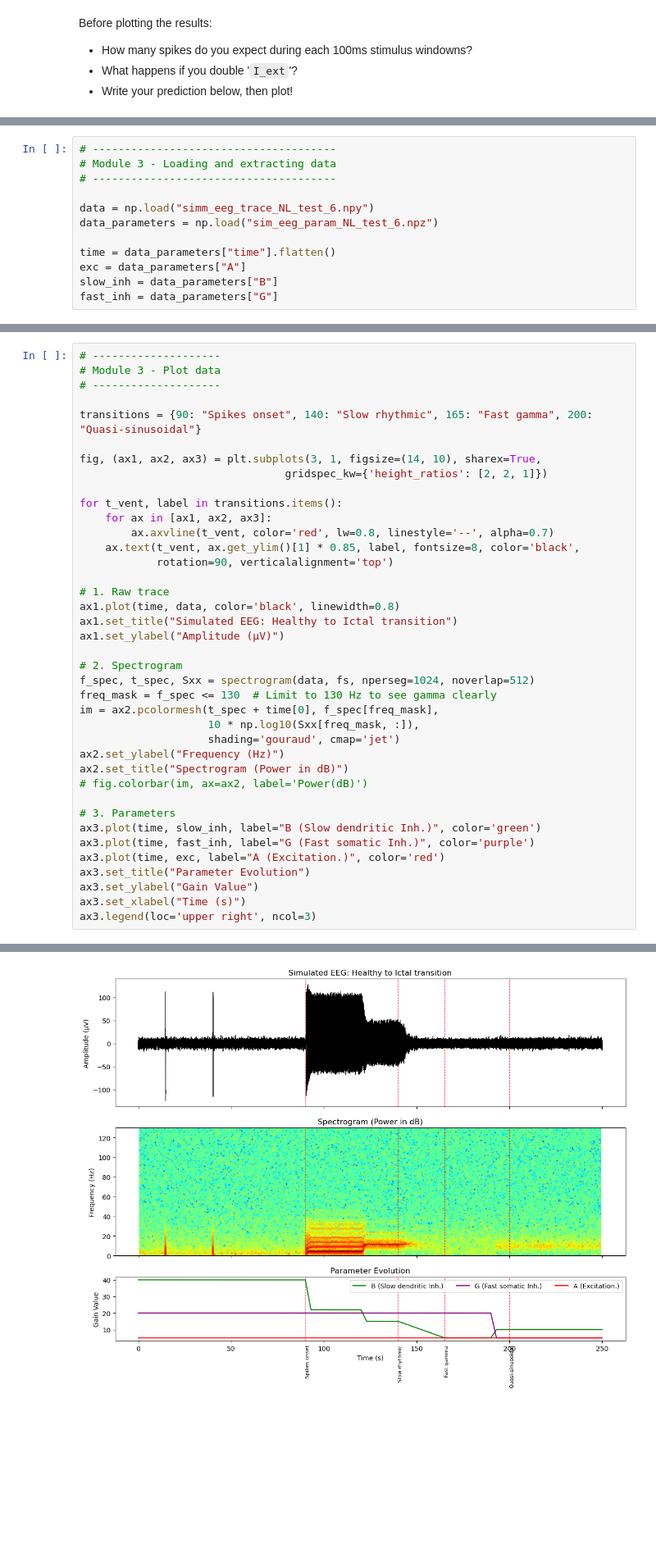
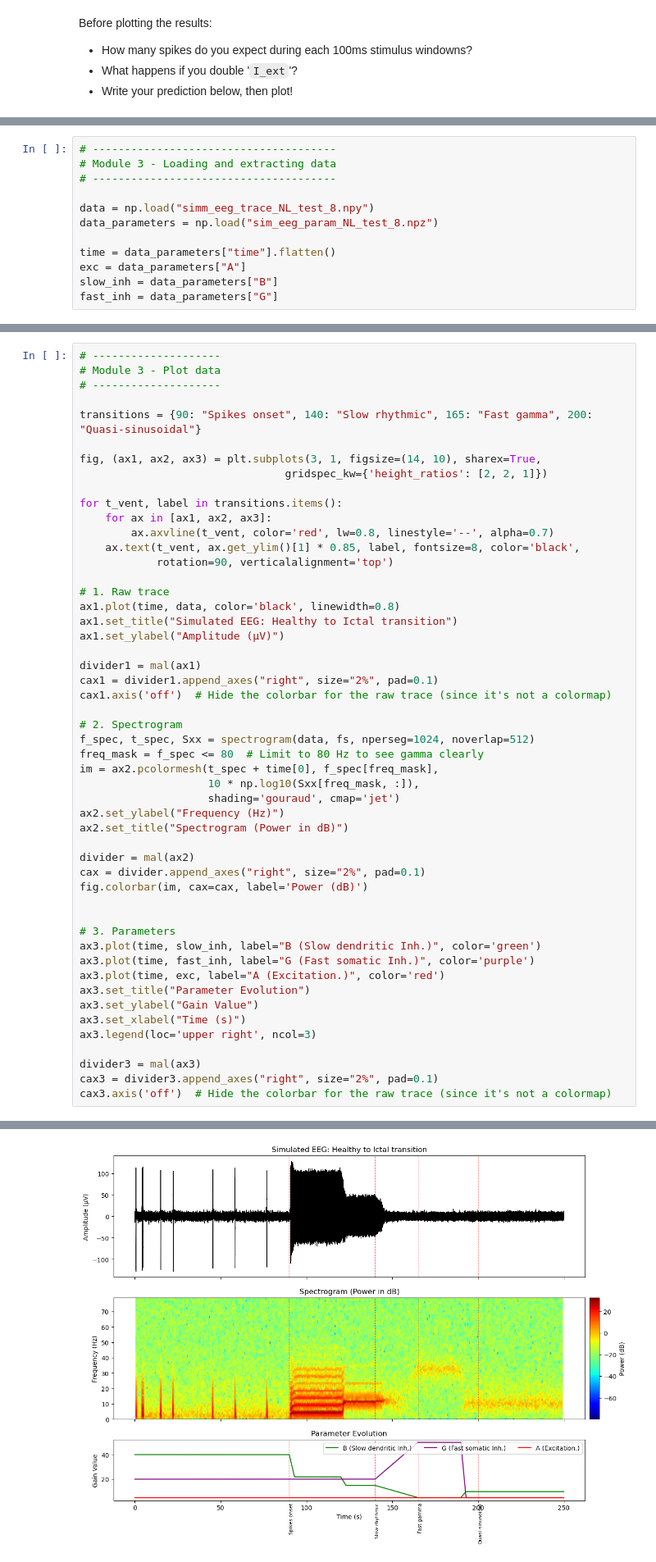
Before and after one commit to Jerem-loq/SEEG-Wendling, a Jupyter notebook: Computational_Neuroscience_Workshop.ipynb, the cells around one changed output, grey strips where cells are left out. Shown at 82% size. Saved outputs shown, nothing was run; the diff lists cells and outputs as text; blank space fills up the shorter version.

```diff
--- a/Computational_Neuroscience_Workshop.ipynb
+++ b/Computational_Neuroscience_Workshop.ipynb
@@ -375,8 +384,8 @@ from scipy.signal import spectrogram
 # Module 3 - Loading and extracting data
 # --------------------------------------
 
-data = np.load("simm_eeg_trace_NL_test_6.npy")
-data_parameters = np.load("sim_eeg_param_NL_test_6.npz")
+data = np.load("simm_eeg_trace_NL_test_8.npy")
+data_parameters = np.load("sim_eeg_param_NL_test_8.npz")
 
 time = data_parameters["time"].flatten()
 exc = data_parameters["A"]
@@ -429,15 +438,23 @@ ax1.plot(time, data, color='black', linewidth=0.8)
 ax1.set_title("Simulated EEG: Healthy to Ictal transition")
 ax1.set_ylabel("Amplitude (µV)")
 
+divider1 = mal(ax1)
+cax1 = divider1.append_axes("right", size="2%", pad=0.1)
+cax1.axis('off')  # Hide the colorbar for the raw trace (since it's not a colormap)
+
 # 2. Spectrogram
 f_spec, t_spec, Sxx = spectrogram(data, fs, nperseg=1024, noverlap=512)
-freq_mask = f_spec <= 130  # Limit to 130 Hz to see gamma clearly
+freq_mask = f_spec <= 80  # Limit to 80 Hz to see gamma clearly
 im = ax2.pcolormesh(t_spec + time[0], f_spec[freq_mask],
                     10 * np.log10(Sxx[freq_mask, :]),
                     shading='gouraud', cmap='jet')
 ax2.set_ylabel("Frequency (Hz)")
 ax2.set_title("Spectrogram (Power in dB)")
-# fig.colorbar(im, ax=ax2, label='Power(dB)')
+
+divider = mal(ax2)
+cax = divider.append_axes("right", size="2%", pad=0.1)
+fig.colorbar(im, cax=cax, label='Power (dB)')
+
 
 # 3. Parameters
 ax3.plot(time, slow_inh, label="B (Slow dendritic Inh.)", color='green')
@@ -447,4 +464,8 @@ ax3.set_title("Parameter Evolution")
 ax3.set_ylabel("Gain Value")
 ax3.set_xlabel("Time (s)")
 ax3.legend(loc='upper right', ncol=3)
+
+divider3 = mal(ax3)
+cax3 = divider3.append_axes("right", size="2%", pad=0.1)
+cax3.axis('off')  # Hide the colorbar for the raw trace (since it's not a colormap)
 # %% [output]
@@ -452 +473 @@ ax3.legend(loc='upper right', ncol=3)
-[figure, old version]
+[figure, new version]
```
Also changed, not shown: parts of 14 cells of this notebook.
